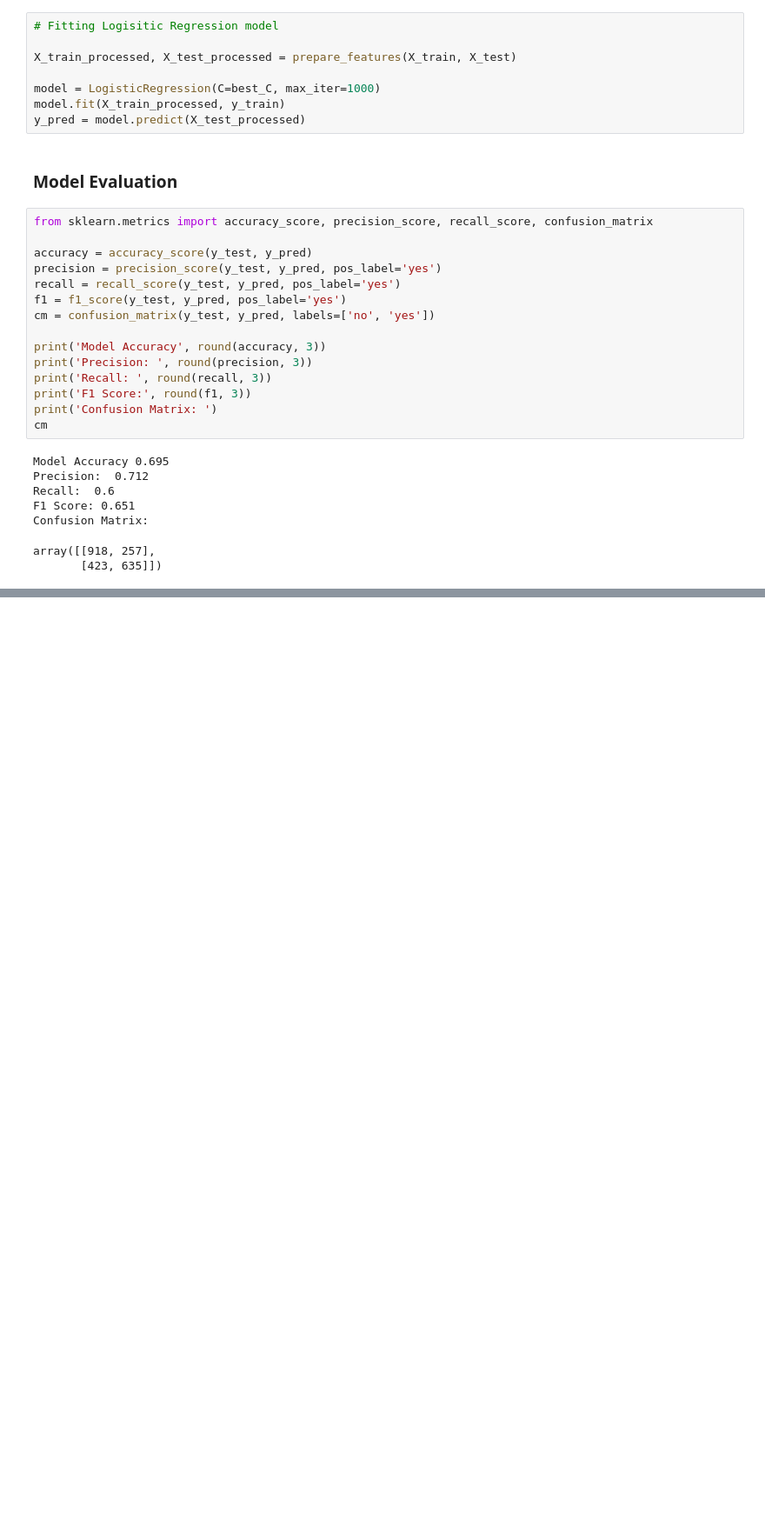
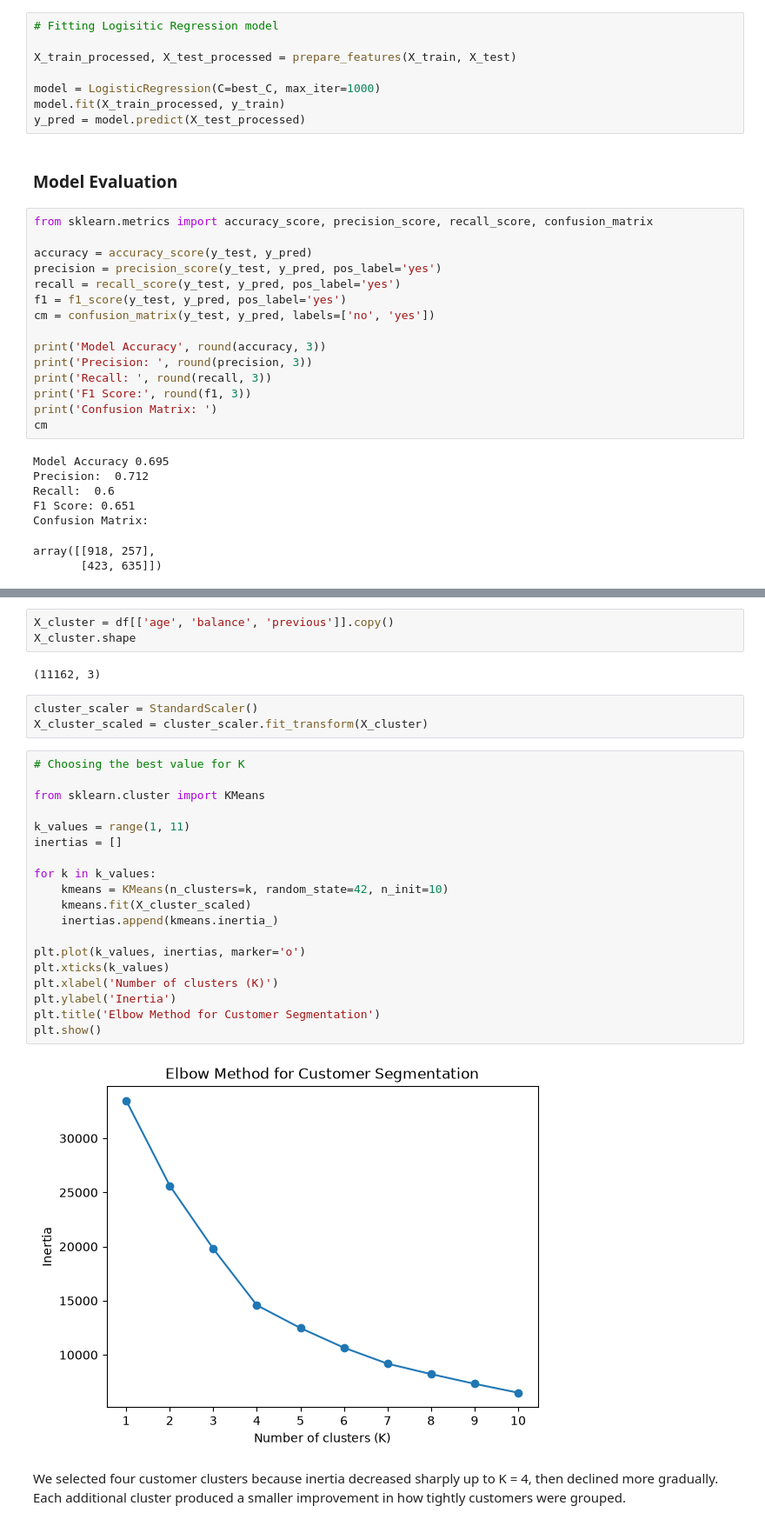
Before and after one commit to Yehia74/ML-Capstone-Project-yehia, a Jupyter notebook: notebooks/Bank_Marketing_Campaign_Analysis.ipynb, the cells around one changed output, grey strips where cells are left out. Shown at 87% size. Saved outputs shown, nothing was run; the diff lists cells and outputs as text; blank space fills up the shorter version.

```diff
--- a/notebooks/Bank_Marketing_Campaign_Analysis.ipynb
+++ b/notebooks/Bank_Marketing_Campaign_Analysis.ipynb
@@ -355,0 +565,31 @@ We selected Logistic Regression with C = 0.01 based on five-fold cross-validatio
+# %%
+X_cluster = df[['age', 'balance', 'previous']].copy()
+X_cluster.shape
+# %% [output]
+(11162, 3)
+# %%
+cluster_scaler = StandardScaler()
+X_cluster_scaled = cluster_scaler.fit_transform(X_cluster)
+# %%
+# Choosing the best value for K
+
+from sklearn.cluster import KMeans
+
+k_values = range(1, 11)
+inertias = []
+
+for k in k_values:
+    kmeans = KMeans(n_clusters=k, random_state=42, n_init=10)
+    kmeans.fit(X_cluster_scaled)
+    inertias.append(kmeans.inertia_)
+
+plt.plot(k_values, inertias, marker='o')
+plt.xticks(k_values)
+plt.xlabel('Number of clusters (K)')
+plt.ylabel('Inertia')
+plt.title('Elbow Method for Customer Segmentation')
+plt.show()
+# %% [output]
+[figure, added]
+# %% [markdown]
+We selected four customer clusters because inertia decreased sharply up to K = 4, then declined more gradually. Each additional cluster produced a smaller improvement in how tightly customers were grouped.
```
Also changed, not shown: parts of 41 cells of this notebook, 1 other file.
